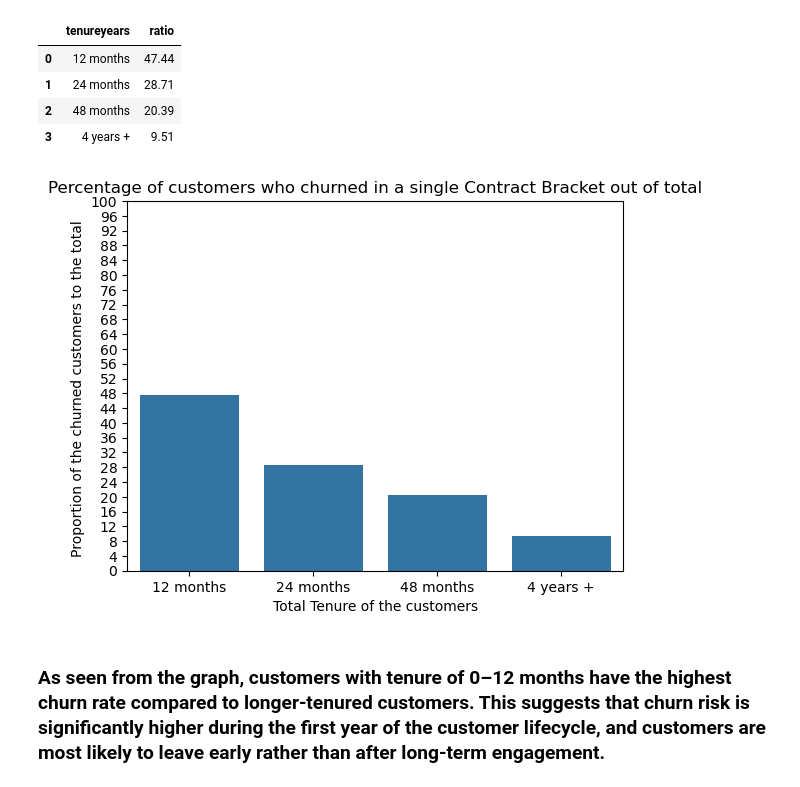
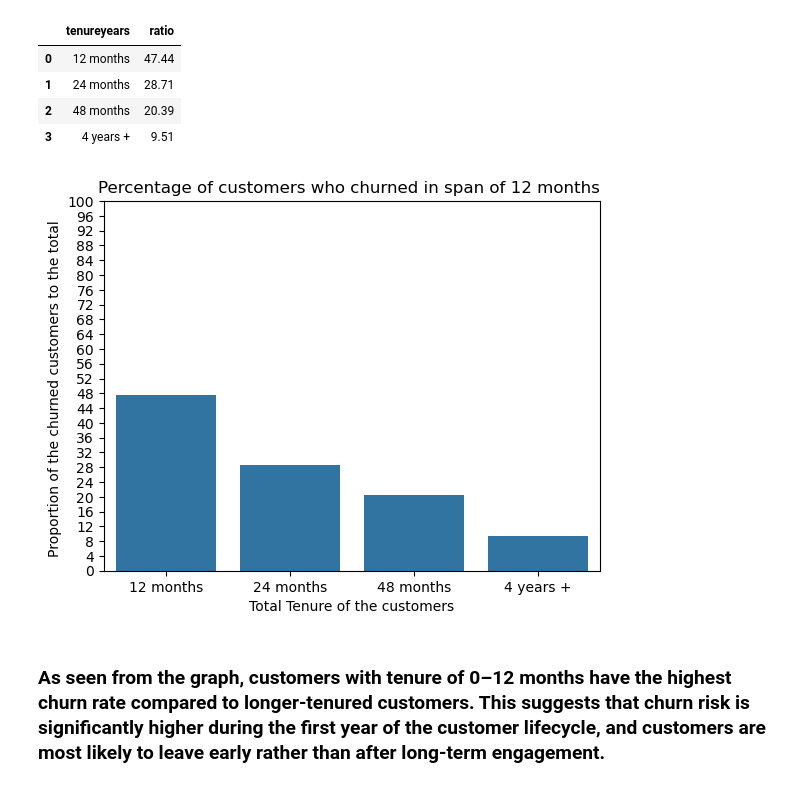
Before and after one commit to suzaladhikari/customer_churn-, a Jupyter notebook: EDA/eda.ipynb, the cells around one changed output. Saved outputs shown, nothing was run; the diff lists cells and outputs as text; code cells hidden in the pictures.

```diff
--- a/EDA/eda.ipynb
+++ b/EDA/eda.ipynb
@@ -399,13 +399,13 @@ churnrate.head(5)
 # %%
 sns.barplot(x = 'tenureyears', y = 'ratio', data = churnrate)
 plt.xlabel("Total Tenure of the customers")
 plt.ylabel("Proportion of the churned customers to the total ")
 plt.ylim(0,100)
-plt.title("Percentage of customers who churned in a single Contract Bracket out of total")
+plt.title("Percentage of customers who churned in span of 12 months ")
 plt.yticks(np.arange(0,104,4))
 plt.show()
 # %% [output]
-[figure, old version]
+[figure, new version]
 # %% [markdown]
 ### As seen from the graph, customers with tenure of 0–12 months have the highest churn rate compared to longer-tenured customers. This suggests that churn risk is significantly higher during the first year of the customer lifecycle, and customers are most likely to leave early rather than after long-term engagement.
 # %% [markdown]
```
Also changed, not shown: parts of 2 cells of this notebook.
